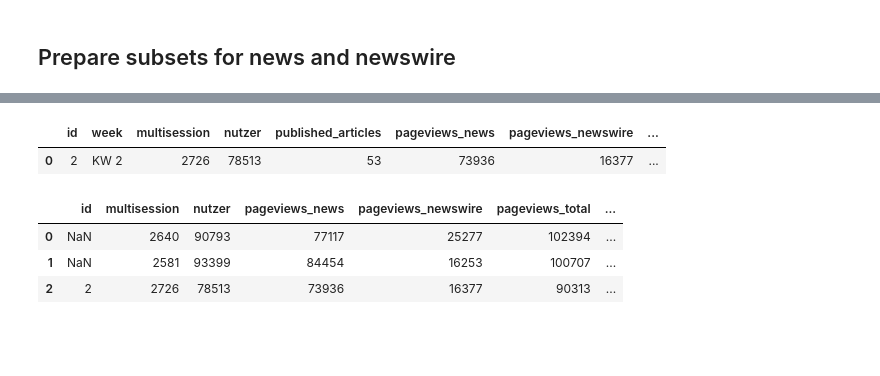
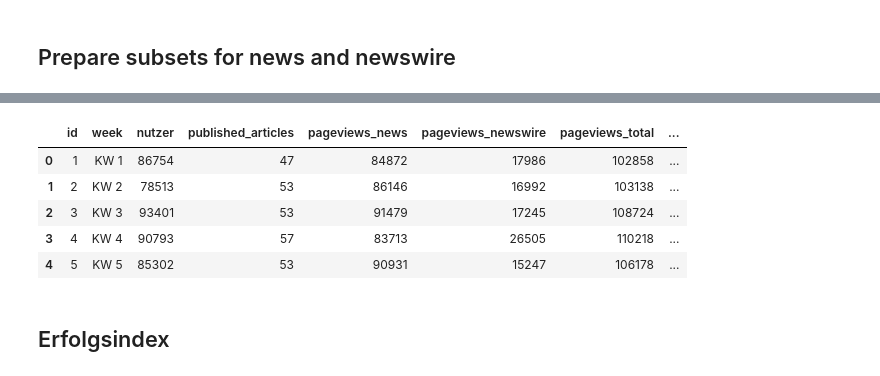
Before and after one commit to TagesWoche/analytics, a Jupyter notebook: Weekly Reporting.ipynb, the cells around one changed output, grey strips where cells are left out. Drawn from its saved outputs; the diff is of its cells as text; code cells hidden in the pictures; blank space fills up the shorter version.

Commit message:
improved weekly reporting notebook, facebook api and google analytics api calls

```diff
--- a/Weekly Reporting.ipynb
+++ b/Weekly Reporting.ipynb
@@ -215,0 +244,10 @@ metaInfo_current['published_articles'] = data_subset_news_week['article_id'].nun
+# %%
+token = 'EAAaZBFx0Bj1wBAO63XZCLOOheplxnz6oABZBe9CSODEJDvDgLDY8hsMhJR81LZBMnHHDWfZBLSf33FpxUIAn6SDXAULrU0DOUpBiBhuvzFmZAHoLP9aIzqJVF9WdpCckSX5ZAHdXvDPZAZCp3nUxtDO7bwfza8TMNNNgZD'
+graph = facebook.GraphAPI(access_token=token, version='2.8')
+
+#app_id = '1897856340430684' # Obtained from https://developers.facebook.com/
+#app_secret = 'afd88726fc4b0c589e30f5cd1293b92e' # Obtained from https://developers.facebook.com/
+
+# Extend the expiration time of a valid OAuth access token.
+#extended_token = graph.extend_access_token(app_id, app_secret)
+#extended_token #verify that it expires in 60 days
@@ -216,13 +281,15 @@ metaInfo_current['published_articles'] = data_subset_news_week['article_id'].nun
+# %%
+metaInfo_current['facebook_interaktionen'] = share_stats['share_count'].sum()
 # %%
-df_newswire = df[(df.type == 'newswire')]
+df_newswire = stats_metainfo[(stats_metainfo.type == 'newswire')]
 
 data_subset_newswire = df_newswire.set_index(['published'])
 
-data_subset_newswire_week = data_subset_newswire.loc['2017-01-09':'2017-01-15']
+data_subset_newswire_week = data_subset_newswire.loc[start:end_week]
 # %%
 # Save metainfos
 
-metaInfo_current['pageviews_newswire'] = data_subset_newswire_week['Seitenaufrufe'].sum()
+metaInfo_current['pageviews_newswire'] = data_subset_newswire_week['pageviews'].sum()
 # %%
 # Save metainfos
 
@@ -293,19 +297,21 @@ share_stats
 # %%
 # Show metainfos
 
-metaInfo_old = pd.read_csv('weekly_report/metainfo.csv', usecols=[1,2,3,4,5,6,7])
-
-metaInfo = metaInfo_old.append(metaInfo_current, ignore_index=True)
-
-metaInfo_current
+if os.path.exists('weekly_report/metainfo.csv'):
+    metaInfo_old = pd.read_csv('weekly_report/metainfo.csv', usecols=[1,2,3,4,5,6,7,8])
+    metaInfo = metaInfo_old.append(metaInfo_current, ignore_index=True)
+else:
+    metaInfo = metaInfo_current
 
 metaInfo.to_csv('weekly_report/metainfo.csv')
 
 metaInfo
 # %% [output]
-|  | id | week | multisession | nutzer | published_articles | pageviews_news | pageviews_newswire | ... |
-| 0 | 2 | KW 2 | 2726 | 78513 | 53 | 73936 | 16377 | ... |
+|  | id | week | nutzer | published_articles | pageviews_news | pageviews_newswire | pageviews_total | ... |
+| 0 | 1 | KW 1 | 86754 | 47 | 84872 | 17986 | 102858 | ... |
+| 1 | 2 | KW 2 | 78513 | 53 | 86146 | 16992 | 103138 | ... |
+| 2 | 3 | KW 3 | 93401 | 53 | 91479 | 17245 | 108724 | ... |
+| 3 | 4 | KW 4 | 90793 | 57 | 83713 | 26505 | 110218 | ... |
+| 4 | 5 | KW 5 | 85302 | 53 | 90931 | 15247 | 106178 | ... |
-|  | id | multisession | nutzer | pageviews_news | pageviews_newswire | pageviews_total | ... |
-| 0 | NaN | 2640 | 90793 | 77117 | 25277 | 102394 | ... |
-| 1 | NaN | 2581 | 93399 | 84454 | 16253 | 100707 | ... |
-| 2 | 2 | 2726 | 78513 | 73936 | 16377 | 90313 | ... |
+# %% [markdown]
+## Erfolgsindex
```
Also changed, not shown: parts of 64 cells of this notebook, 14 other files.
